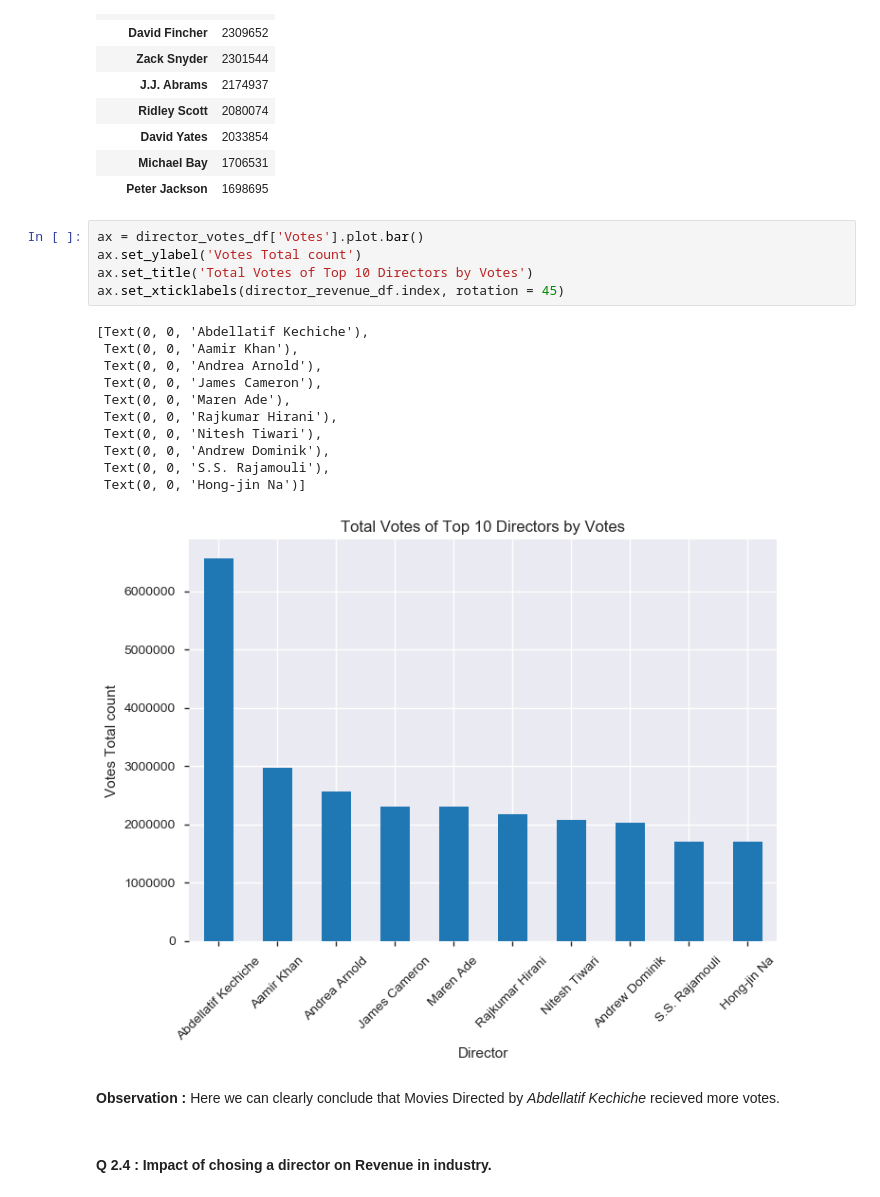
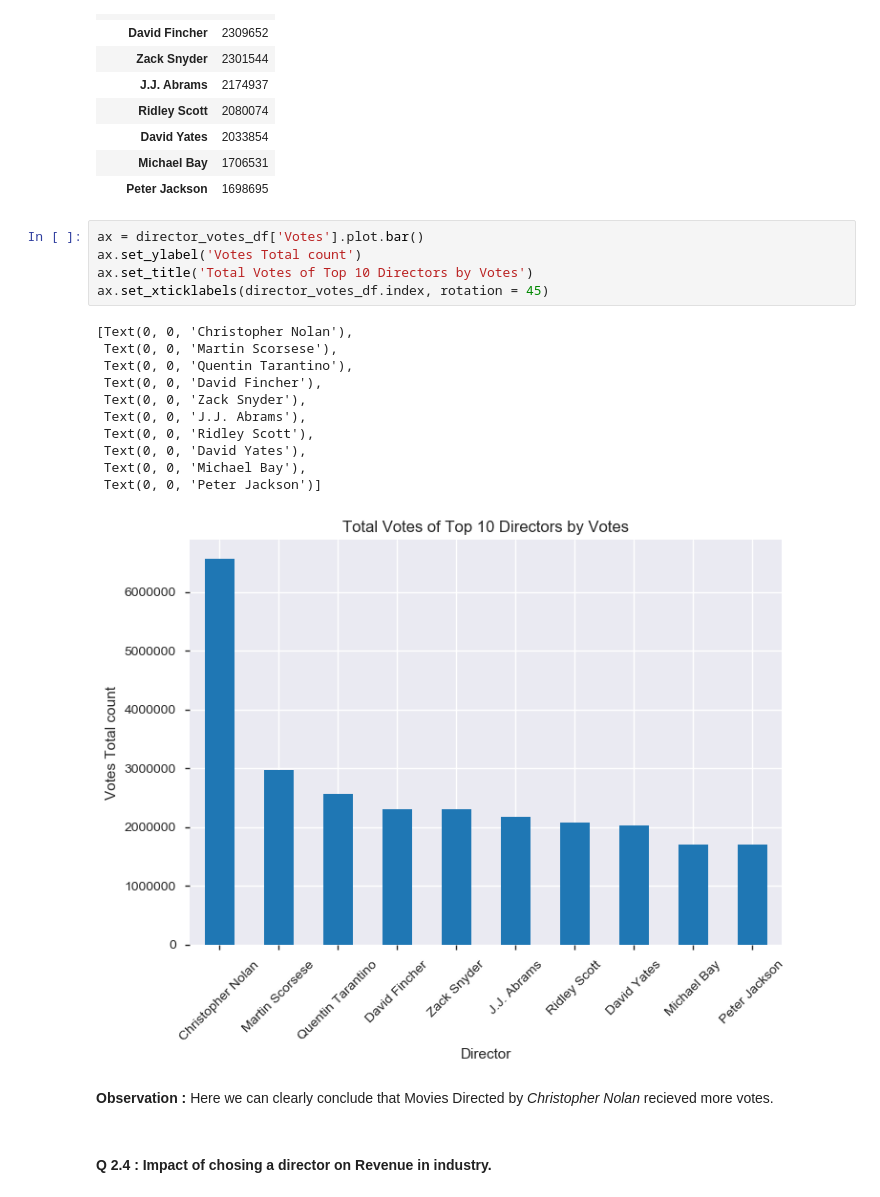
Before and after one commit to vaibhavjavadekar/practice-datasets, a Jupyter notebook: 1000moviesdataset/1000moviesdataset.ipynb, the cells around one changed output. Saved outputs shown, nothing was run; the diff lists cells and outputs as text.

```diff
--- a/1000moviesdataset/1000moviesdataset.ipynb
+++ b/1000moviesdataset/1000moviesdataset.ipynb
@@ -564,22 +580,22 @@ director_votes_df
 # %%
 ax = director_votes_df['Votes'].plot.bar()
 ax.set_ylabel('Votes Total count')
 ax.set_title('Total Votes of Top 10 Directors by Votes')
-ax.set_xticklabels(director_revenue_df.index, rotation = 45)
+ax.set_xticklabels(director_votes_df.index, rotation = 45)
 # %% [output]
-[Text(0, 0, 'Abdellatif Kechiche'),
- Text(0, 0, 'Aamir Khan'),
- Text(0, 0, 'Andrea Arnold'),
- Text(0, 0, 'James Cameron'),
- Text(0, 0, 'Maren Ade'),
- Text(0, 0, 'Rajkumar Hirani'),
- Text(0, 0, 'Nitesh Tiwari'),
- Text(0, 0, 'Andrew Dominik'),
- Text(0, 0, 'S.S. Rajamouli'),
- Text(0, 0, 'Hong-jin Na')]
+[Text(0, 0, 'Christopher Nolan'),
+ Text(0, 0, 'Martin Scorsese'),
+ Text(0, 0, 'Quentin Tarantino'),
+ Text(0, 0, 'David Fincher'),
+ Text(0, 0, 'Zack Snyder'),
+ Text(0, 0, 'J.J. Abrams'),
+ Text(0, 0, 'Ridley Scott'),
+ Text(0, 0, 'David Yates'),
+ Text(0, 0, 'Michael Bay'),
+ Text(0, 0, 'Peter Jackson')]
-[figure, old version]
+[figure, new version]
 # %% [markdown]
-**Observation :** Here we can clearly conclude that Movies Directed by _Abdellatif Kechiche_ recieved more votes.
+**Observation :** Here we can clearly conclude that Movies Directed by _Christopher Nolan_ recieved more votes.
 # %% [markdown]
 #### Q 2.4 : Impact of chosing a director on Revenue in industry.
 # %%
```
Also changed, not shown: parts of 9 cells of this notebook, 5 other files.
